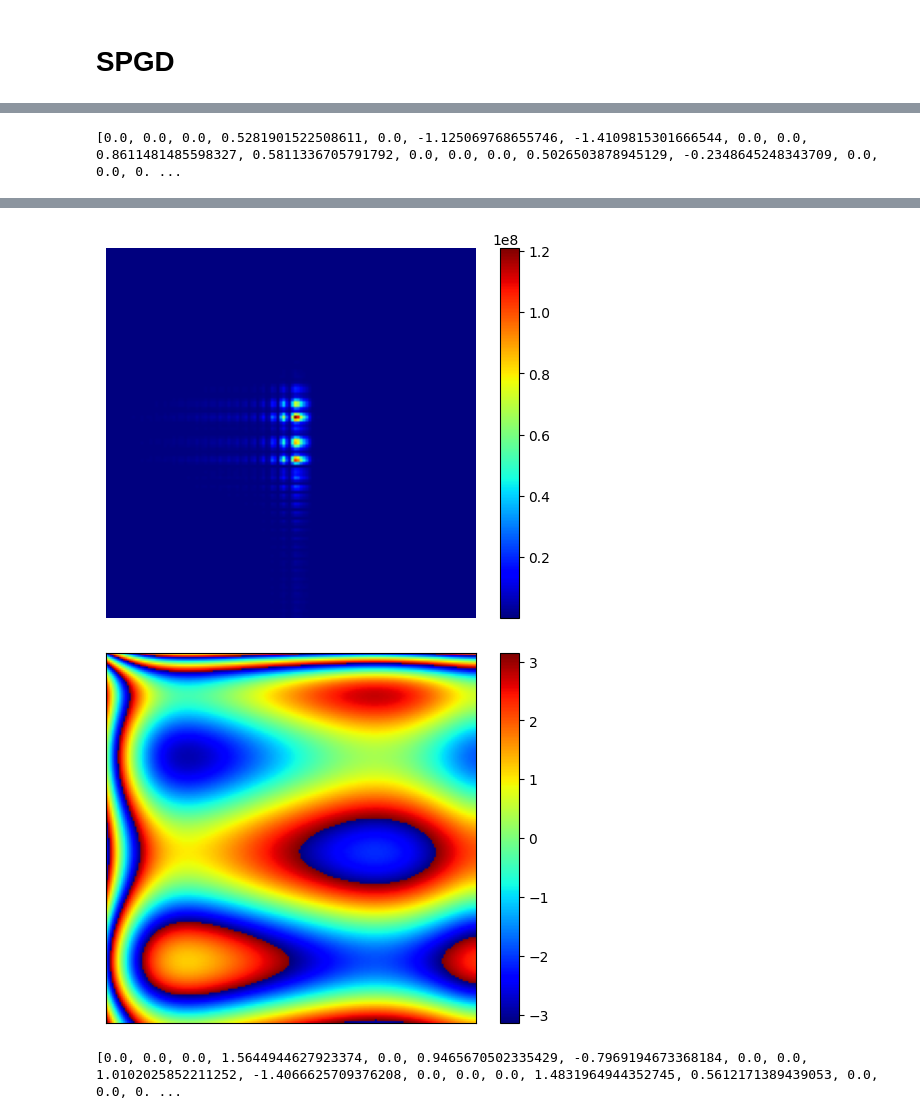
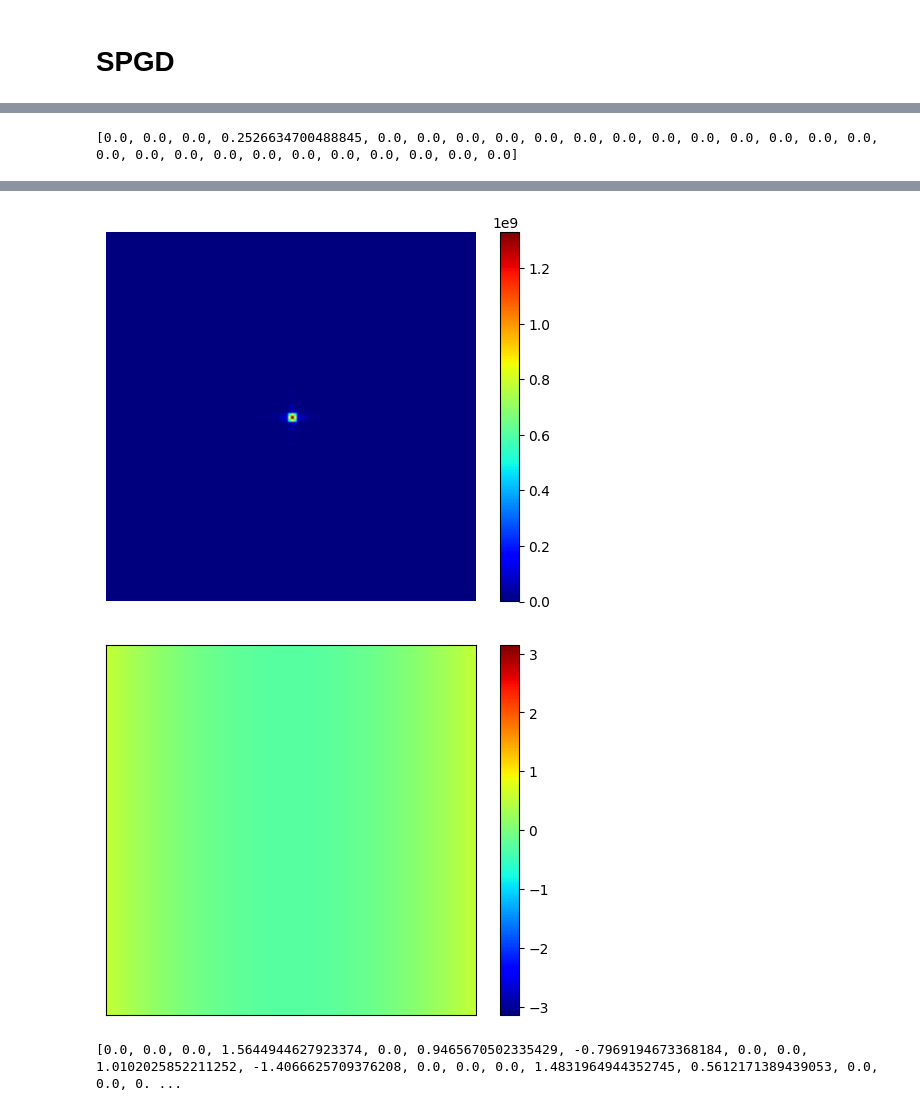
Before and after one commit to inagetsutomu/lab, a Jupyter notebook: SPGD.ipynb, the cells around one changed output, grey strips where cells are left out. Cells and saved outputs as stored; diff of their text form; code cells hidden in the pictures.

```diff
--- a/SPGD.ipynb
+++ b/SPGD.ipynb
@@ -723,7 +721,13 @@ def SPGD(limit, iterations=100, rate=0.5, num=10, rho=0.99, lr = 10):
     for step in range(iterations):
         if step % 20 == 0:
           print(f'step{step}')
-        delta[3], delta[5], delta[6], delta[9], delta[10], delta[14], delta[15], delta[20], delta[21], delta[27]= find_numbers_with_norm(rate, num, limit) #delta[3], delta[5],
+        if num == 1:
+          delta[3] = 2*limit*random.random() - limit
+          rate = delta[3]
+        elif num == 2:
+          delta[3], delta[5] = find_numbers_with_norm(rate, num, limit)
+        elif num == 10:
+          delta[3], delta[5], delta[6], delta[9], delta[10], delta[14], delta[15], delta[20], delta[21], delta[27]= find_numbers_with_norm(rate, num, limit)
         coef_delta1 = np.array(coef) + delta
         coef_delta1 = coef_delta1.tolist()
         coef_delta2 = np.array(coef) - delta
@@ -735,21 +739,23 @@ def SPGD(limit, iterations=100, rate=0.5, num=10, rho=0.99, lr = 10):
         score_delta2 = laplacian_score(img_total2)
         score_delta1 = laplacian_score(img_total1)
         diffusion = (score_delta1 - score_delta2) * 200
-        print(f'diffusion{diffusion}')
+        print(f'score_delta1 {score_delta1}, score_delta2 {score_delta2}')
+        print(f'diffusion{(score_delta1 - score_delta2)}')
+
 
         if eta_culc != None:
             # eta = (1/0.03)*(0.03-eta_culc)/eta_culc
             eta = -1200*eta_culc + 28
             # eta = 2
-            if eta > 3:
-              eta = 3
+            if eta > 7.5:
+              eta = 7.5
             if eta < 1.0:
               eta=1.0
             print(f'eta {eta}')
         else:
             eta = 1.0
         # eta = 0.5
-
+        print(f'変化量{eta * (diffusion/(2 * rate)) *( np.array(delta)/rate)}')
         # coef = np.array(coef) + (diffusion/np.abs(diffusion)) * np.array(delta)
         # coef = coef.tolist()
         # print(f'変化量 {eta * (diffusion/(2 * rate)) *( np.array(delta)/rate)}')
@@ -766,7 +772,7 @@ def SPGD(limit, iterations=100, rate=0.5, num=10, rho=0.99, lr = 10):
         _, img_total = pseudo_incoherent(coef, theta_x, theta_y, defocus=25e-6, crop_size=256)
         score = laplacian_score(img_total)
         rms = rms_calculate(pupil0)
-        print(score)
+        print(f'{score}\n')
         eta_culc = np.max([score_delta1, score_delta2])
 
         #グラフ＋画像
@@ -779,7 +785,7 @@ def SPGD(limit, iterations=100, rate=0.5, num=10, rho=0.99, lr = 10):
         filename = os.path.join(save_images, imgName)
         plt.savefig(filename, dpi = 300, format= 'tiff')
         plt.close()
-        if score > 0.85:
+        if score > 0.024:
           break
     fig, ax1 = plt.subplots()
     ax2 = ax1.twinx()
@@ -790,25 +796,27 @@ def SPGD(limit, iterations=100, rate=0.5, num=10, rho=0.99, lr = 10):
     plt.savefig(filename, dpi = 300, format= 'tiff')
     plt.show()
 # %%
+N = 1
+
 coef_w = 4     # Legendre多項式の係数幅
 limit = coef_w/2
 maxD    = 6                    # Legendre多項式の最大次数
 mode = (maxD+1)*(maxD+2)//2     # Legendre modeの数
 print("Legendre dimension, mode : ", str(maxD) + ", " + str(mode))
 
-target = [random.uniform(0.0, coef_w)-coef_w/2 for i in range(10)]   # Legendre多項式の係数
+target = [random.uniform(0.0, coef_w)-coef_w/2 for i in range(N)]   # Legendre多項式の係数
 coef = [0.0] * mode
-coef[3], coef[5], coef[6], coef[9], coef[10], coef[14], coef[15], coef[20],coef[21], coef[27] = target
-# coef[3], coef[5] = 0.0, 0.0
-# coef = [0.0, 0.0, 0.0, -0.6197761341664599, 0.0, 0.7634732979794046, -1.056283131300209, 0.0, 0.0, -1.0694038003483282, 0.3427425538614828, 0.0, 0.0, 0.0, -0.4051321174458795, -1.0287290706076822, 0.0, 0.0, 0.0, 0.0, -1.061066032404548, -0.2874312708235407, 0.0, 0.0, 0.0, 0.0, 0.0, 1.1379885046164149]
-# coef[4] = 0.2
+
+# coef[3], coef[5], coef[6], coef[9], coef[10], coef[14], coef[15], coef[20],coef[21], coef[27] = target
+# coef[3], coef[5] = target
+coef[3] = target[0]
+
+
 print("coef",coef)
 B = Legendre_basis_6(x, y)
 if maxD ==4:
   B=B[:15]
 
 start_coef = coef
-print(target, len(target))
-print(coef)
 # %% [output]
 Legendre dimension, mode :  6, 28
@@ -894,5 +900,5 @@ plt.show()
 # %%
-SPGD(limit, iterations = 250, rate=1.0)
+SPGD(limit, iterations = 100, rate=1.0, num = N)
 
 print(coef)
 pupil = make_wavefront_oblique(coef, theta_x, theta_y)
@@ -974 +980 @@ eta 3
-[0.0, 0.0, 0.0, 0.5281901522508611, 0.0, -1.125069768655746, -1.4109815301666544, 0.0, 0.0, 0.8611481485598327, 0.5811336705791792, 0.0, 0.0, 0.0, 0.5026503878945129, -0.2348645248343709, 0.0, 0.0, 0. ...
+[0.0, 0.0, 0.0, 0.2526634700488845, 0.0, 0.0, 0.0, 0.0, 0.0, 0.0, 0.0, 0.0, 0.0, 0.0, 0.0, 0.0, 0.0, 0.0, 0.0, 0.0, 0.0, 0.0, 0.0, 0.0, 0.0, 0.0, 0.0, 0.0]
@@ -978,5 +984,5 @@ eta 3
-[figure, old version]
+[figure, new version]
-[figure, old version]
+[figure, new version]
 # %%
 print(coef)
 # %% [output]
```
Also changed, not shown: parts of 4 cells of this notebook.
